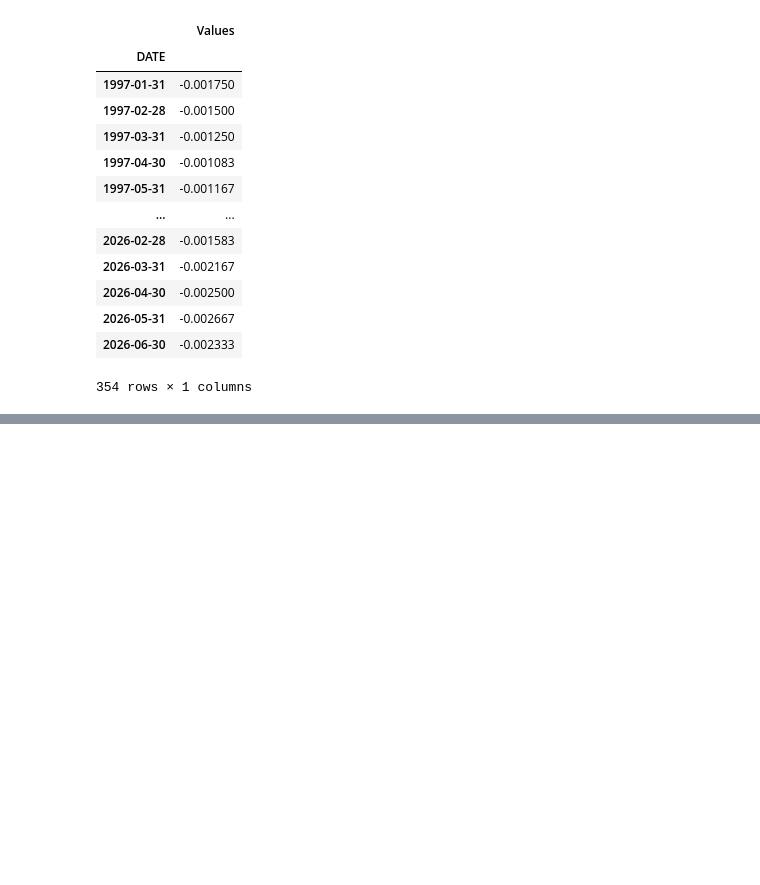
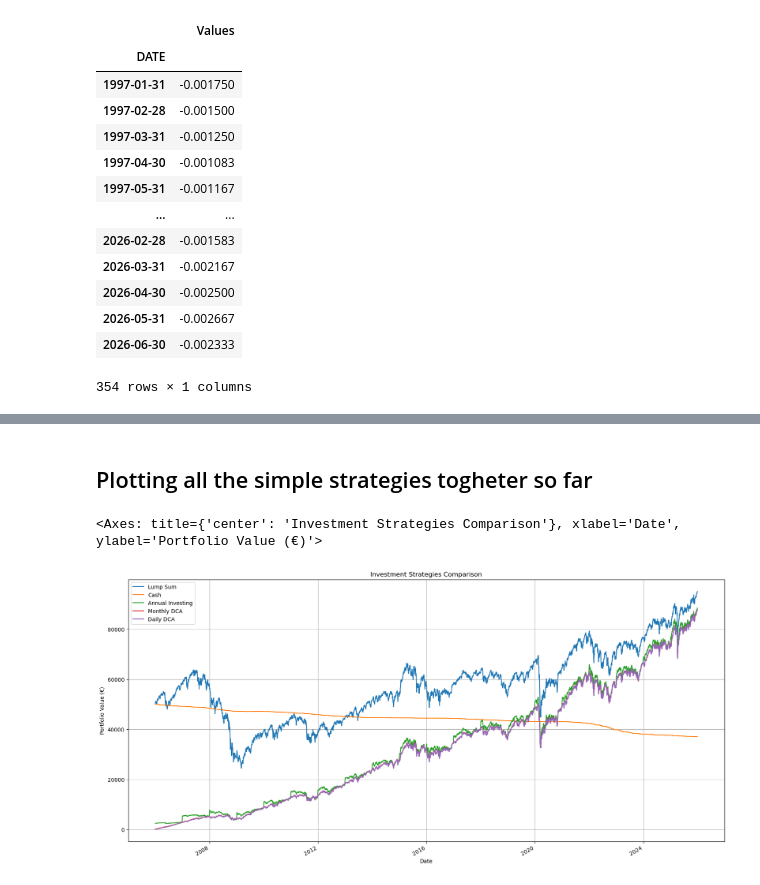
Before and after one commit to MatCuns/Market-Timing-vs-Time-in-the-Market-in-the-Long-Term, a Jupyter notebook: Market-Timing-vs-Time-in-the-Market.ipynb, the cells around one changed output, grey strips where cells are left out. Saved outputs shown, nothing was run; the diff lists cells and outputs as text; code cells hidden in the pictures; blank space fills up the shorter version.

```diff
--- a/Market-Timing-vs-Time-in-the-Market.ipynb
+++ b/Market-Timing-vs-Time-in-the-Market.ipynb
@@ -165,0 +369,24 @@ The annualized volatility of Cash is -->  0.7231631229439797 %
+# %% [markdown]
+## Plotting all the simple strategies togheter so far
+# %%
+strategies = pd.concat(
+    [
+        prices["Lump Sum"].rename("Lump Sum"),
+        prices["Cash"].rename("Cash"),
+        ANNUAL["Portfolio Value"].rename("Annual Investing"),
+        MONTHLY["Portfolio Value"].rename("Monthly DCA"),
+        DAILY["Portfolio Value"].rename("Daily DCA")
+    ],
+    axis=1
+)
+
+strategies.plot(
+    figsize=(20, 10),
+    title="Investment Strategies Comparison",
+    xlabel="Date",
+    ylabel="Portfolio Value (€)",
+    grid=True
+)
+# %% [output]
+<Axes: title={'center': 'Investment Strategies Comparison'}, xlabel='Date', ylabel='Portfolio Value (€)'>
+[figure, added]
```
Also changed, not shown: parts of 13 cells of this notebook.
